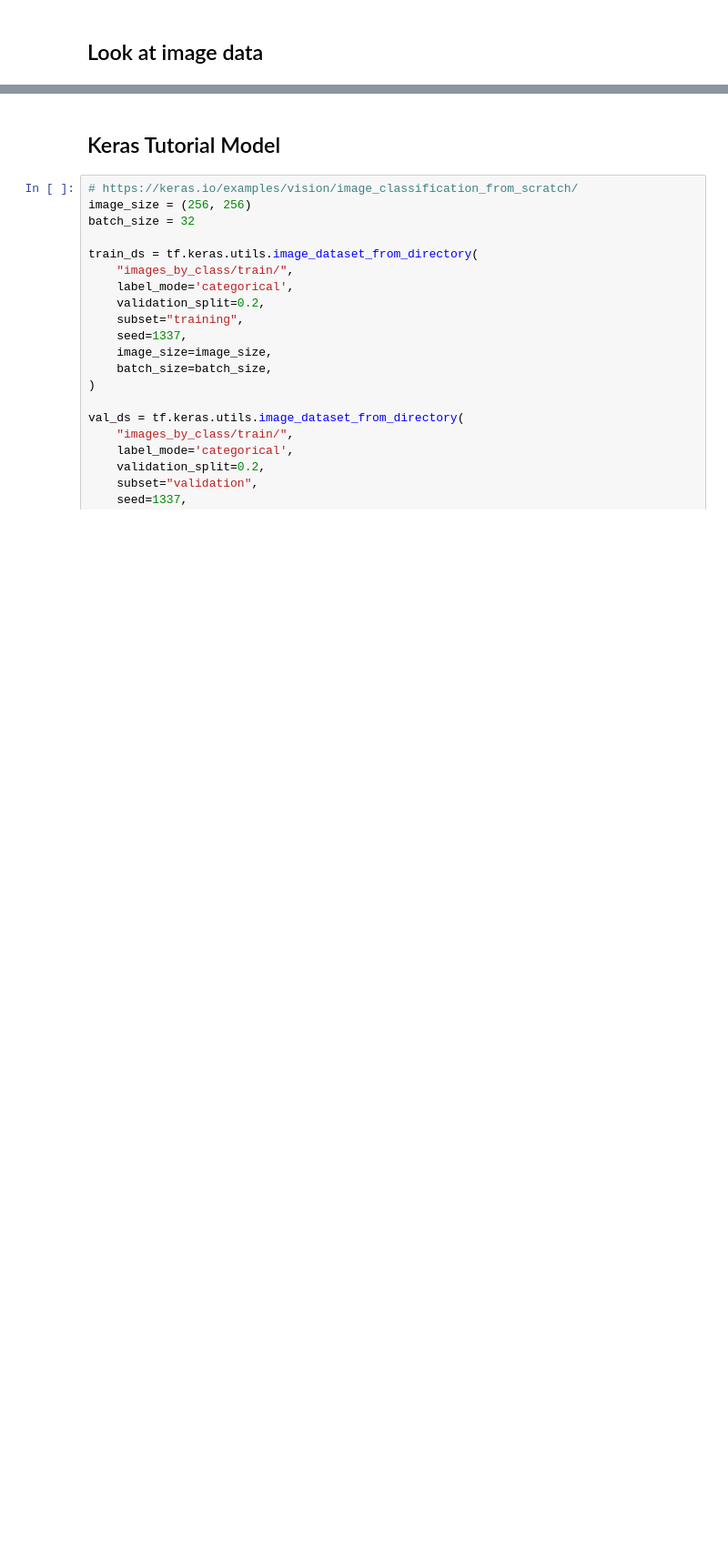
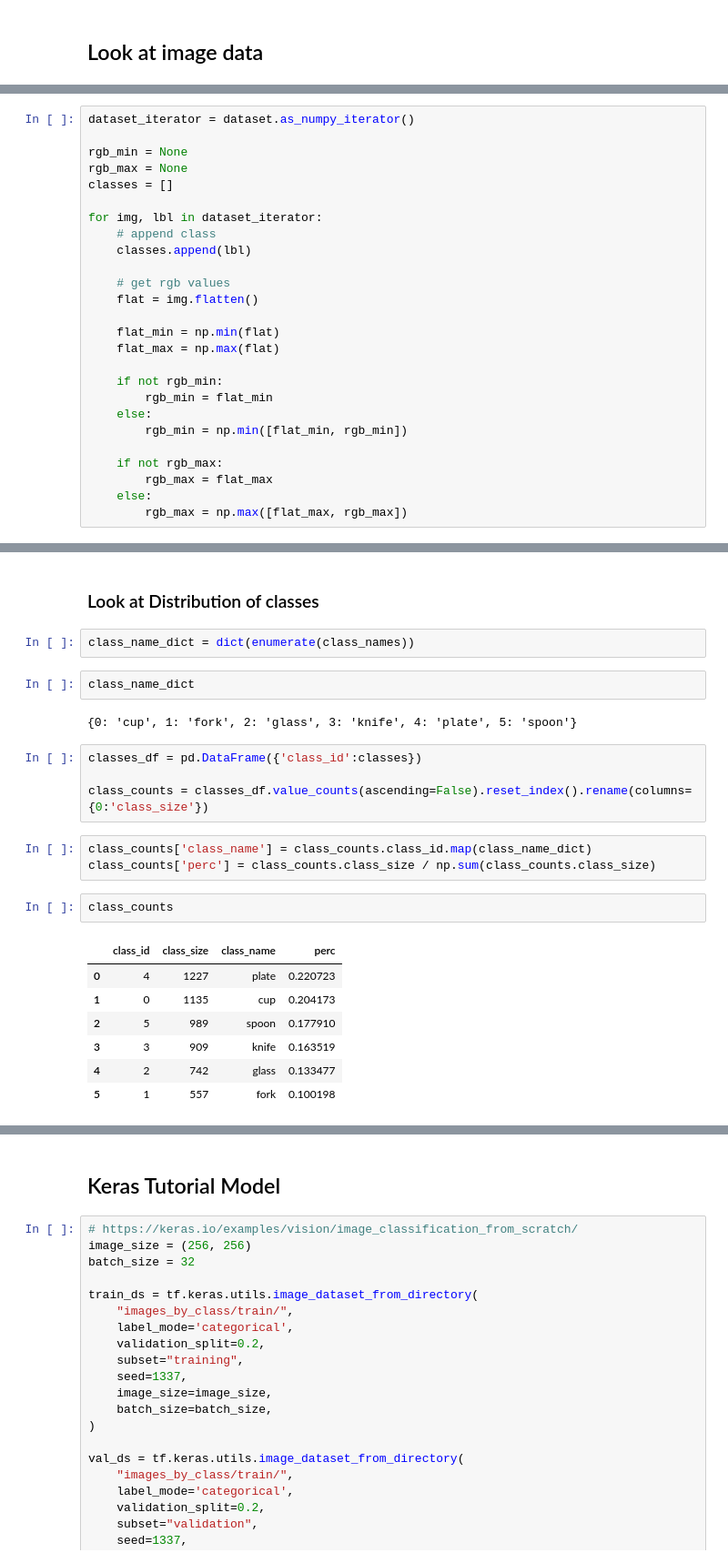
Before and after one commit to zkeller89/ml_zoomcamp_cohort_2022, a Jupyter notebook: capstone_project/train.ipynb, the cells around one changed output, grey strips where cells are left out. Shown: that part at 91% size. Drawn from its saved outputs; the diff is of its cells as text; blank space fills up the shorter version.

```diff
--- a/capstone_project/train.ipynb
+++ b/capstone_project/train.ipynb
@@ -153,0 +132,26 @@ print([rgb_min, rgb_max])
+# %%
+dataset_iterator = dataset.as_numpy_iterator()
+
+rgb_min = None
+rgb_max = None
+classes = []
+
+for img, lbl in dataset_iterator:
+    # append class
+    classes.append(lbl)
+
+    # get rgb values
+    flat = img.flatten()
+
+    flat_min = np.min(flat)
+    flat_max = np.max(flat)
+
+    if not rgb_min:
+        rgb_min = flat_min
+    else:
+        rgb_min = np.min([flat_min, rgb_min])
+
+    if not rgb_max:
+        rgb_max = flat_max
+    else:
+        rgb_max = np.max([flat_max, rgb_max])
@@ -153,0 +164,25 @@ print([rgb_min, rgb_max])
+# %% [markdown]
+### Look at Distribution of classes
+# %%
+class_name_dict = dict(enumerate(class_names))
+# %%
+class_name_dict
+# %% [output]
+{0: 'cup', 1: 'fork', 2: 'glass', 3: 'knife', 4: 'plate', 5: 'spoon'}
+# %%
+classes_df = pd.DataFrame({'class_id':classes})
+
+class_counts = classes_df.value_counts(ascending=False).reset_index().rename(columns={0:'class_size'})
+# %%
+class_counts['class_name'] = class_counts.class_id.map(class_name_dict)
+class_counts['perc'] = class_counts.class_size / np.sum(class_counts.class_size)
+# %%
+class_counts
+# %% [output]
+|  | class_id | class_size | class_name | perc |
+| 0 | 4 | 1227 | plate | 0.220723 |
+| 1 | 0 | 1135 | cup | 0.204173 |
+| 2 | 5 | 989 | spoon | 0.177910 |
+| 3 | 3 | 909 | knife | 0.163519 |
+| 4 | 2 | 742 | glass | 0.133477 |
+| 5 | 1 | 557 | fork | 0.100198 |
```
Also changed, not shown: parts of 19 cells of this notebook, 1 other file.
